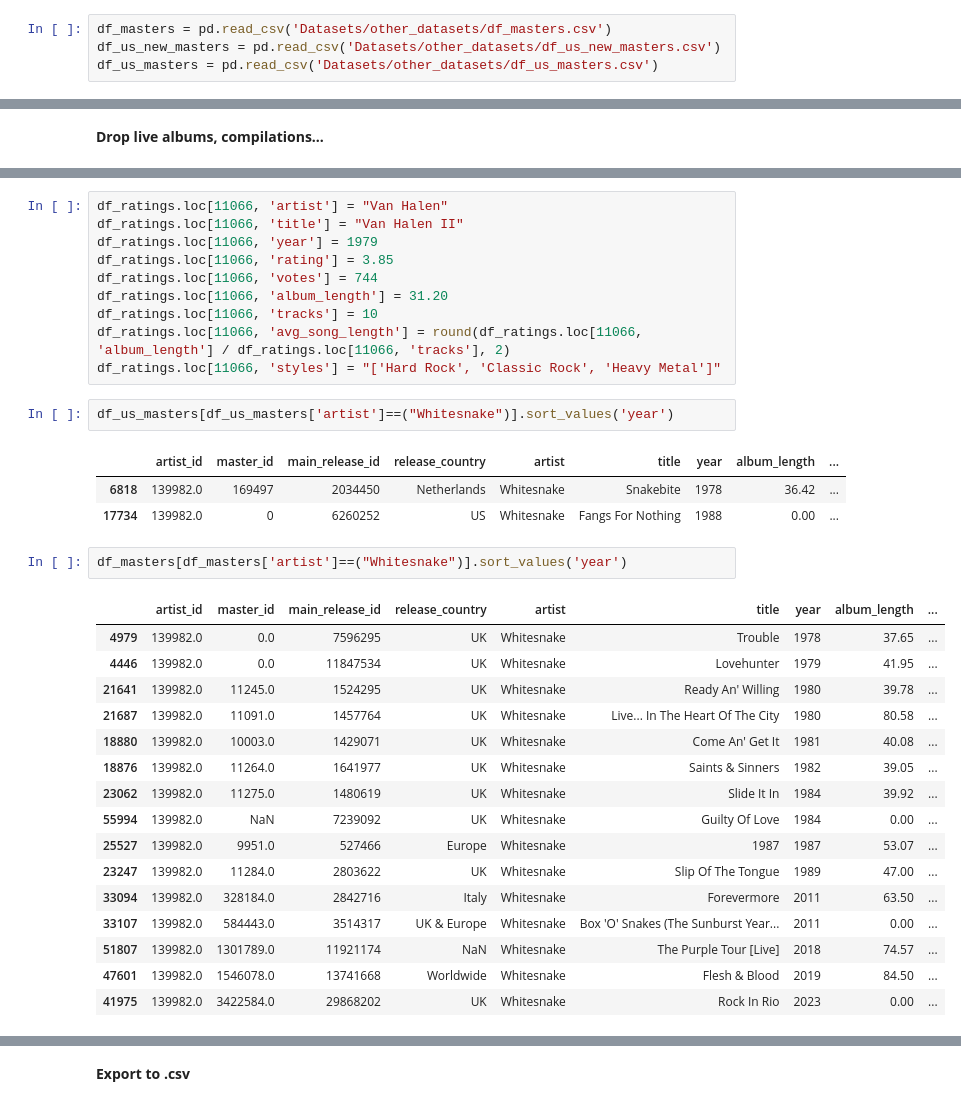
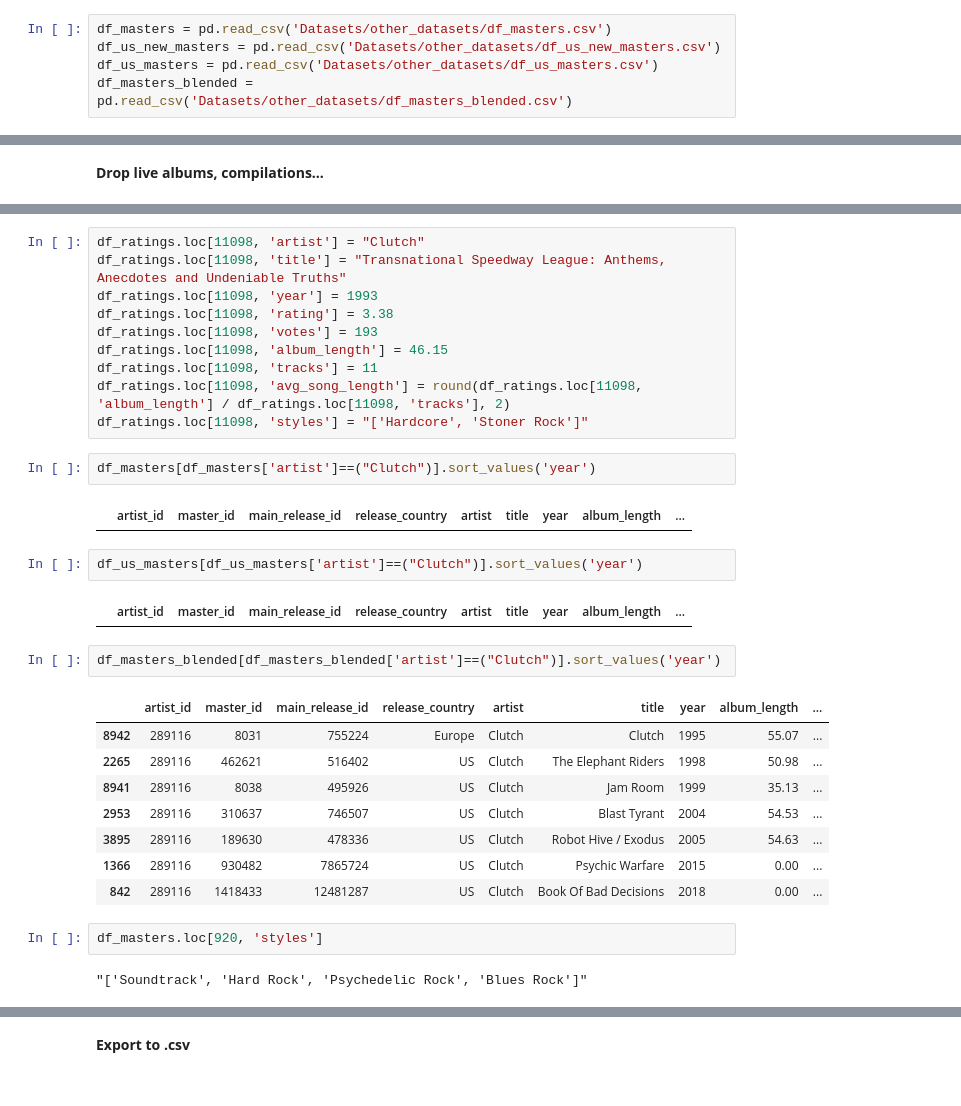
Before and after one commit to arnauog/what_the_rock, a Jupyter notebook: data_cleaning.ipynb, the cells around one changed output, grey strips where cells are left out. Cells and saved outputs as stored; diff of their text form.

```diff
--- a/data_cleaning.ipynb
+++ b/data_cleaning.ipynb
@@ -4298,6 +4298,7 @@ df_masters_blended.explode('styles')
 df_masters = pd.read_csv('Datasets/other_datasets/df_masters.csv')
 df_us_new_masters = pd.read_csv('Datasets/other_datasets/df_us_new_masters.csv')
 df_us_masters = pd.read_csv('Datasets/other_datasets/df_us_masters.csv')
+df_masters_blended = pd.read_csv('Datasets/other_datasets/df_masters_blended.csv')
 # %% [markdown]
 Even though I dropped some with regex and other strategies like sorting for the longest albums and the ones with the highest number of tracks, there are many more still in my dataframe.
 
@@ -4375,36 +4375,34 @@ df_ratings.tail()
 # %%
-df_ratings.loc[11066, 'artist'] = "Van Halen"
-df_ratings.loc[11066, 'title'] = "Van Halen II"
-df_ratings.loc[11066, 'year'] = 1979
-df_ratings.loc[11066, 'rating'] = 3.85
-df_ratings.loc[11066, 'votes'] = 744
-df_ratings.loc[11066, 'album_length'] = 31.20
-df_ratings.loc[11066, 'tracks'] = 10
-df_ratings.loc[11066, 'avg_song_length'] = round(df_ratings.loc[11066, 'album_length'] / df_ratings.loc[11066, 'tracks'], 2)
-df_ratings.loc[11066, 'styles'] = "['Hard Rock', 'Classic Rock', 'Heavy Metal']"
+df_ratings.loc[11098, 'artist'] = "Clutch"
+df_ratings.loc[11098, 'title'] = "Transnational Speedway League: Anthems, Anecdotes and Undeniable Truths"
+df_ratings.loc[11098, 'year'] = 1993
+df_ratings.loc[11098, 'rating'] = 3.38
+df_ratings.loc[11098, 'votes'] = 193
+df_ratings.loc[11098, 'album_length'] = 46.15
+df_ratings.loc[11098, 'tracks'] = 11
+df_ratings.loc[11098, 'avg_song_length'] = round(df_ratings.loc[11098, 'album_length'] / df_ratings.loc[11098, 'tracks'], 2)
+df_ratings.loc[11098, 'styles'] = "['Hardcore', 'Stoner Rock']"
+# %%
+df_masters[df_masters['artist']==("Clutch")].sort_values('year')
+# %% [output]
+|  | artist_id | master_id | main_release_id | release_country | artist | title | year | album_length | ... |
 # %%
-df_us_masters[df_us_masters['artist']==("Whitesnake")].sort_values('year')
+df_us_masters[df_us_masters['artist']==("Clutch")].sort_values('year')
 # %% [output]
 |  | artist_id | master_id | main_release_id | release_country | artist | title | year | album_length | ... |
-| 6818 | 139982.0 | 169497 | 2034450 | Netherlands | Whitesnake | Snakebite | 1978 | 36.42 | ... |
-| 17734 | 139982.0 | 0 | 6260252 | US | Whitesnake | Fangs For Nothing | 1988 | 0.00 | ... |
 # %%
-df_masters[df_masters['artist']==("Whitesnake")].sort_values('year')
+df_masters_blended[df_masters_blended['artist']==("Clutch")].sort_values('year')
 # %% [output]
 |  | artist_id | master_id | main_release_id | release_country | artist | title | year | album_length | ... |
-| 4979 | 139982.0 | 0.0 | 7596295 | UK | Whitesnake | Trouble | 1978 | 37.65 | ... |
-| 4446 | 139982.0 | 0.0 | 11847534 | UK | Whitesnake | Lovehunter | 1979 | 41.95 | ... |
-| 21641 | 139982.0 | 11245.0 | 1524295 | UK | Whitesnake | Ready An' Willing | 1980 | 39.78 | ... |
-| 21687 | 139982.0 | 11091.0 | 1457764 | UK | Whitesnake | Live... In The Heart Of The City | 1980 | 80.58 | ... |
-| 18880 | 139982.0 | 10003.0 | 1429071 | UK | Whitesnake | Come An' Get It | 1981 | 40.08 | ... |
-| 18876 | 139982.0 | 11264.0 | 1641977 | UK | Whitesnake | Saints & Sinners | 1982 | 39.05 | ... |
-| 23062 | 139982.0 | 11275.0 | 1480619 | UK | Whitesnake | Slide It In | 1984 | 39.92 | ... |
-| 55994 | 139982.0 | NaN | 7239092 | UK | Whitesnake | Guilty Of Love | 1984 | 0.00 | ... |
-| 25527 | 139982.0 | 9951.0 | 527466 | Europe | Whitesnake | 1987 | 1987 | 53.07 | ... |
-| 23247 | 139982.0 | 11284.0 | 2803622 | UK | Whitesnake | Slip Of The Tongue | 1989 | 47.00 | ... |
-| 33094 | 139982.0 | 328184.0 | 2842716 | Italy | Whitesnake | Forevermore | 2011 | 63.50 | ... |
-| 33107 | 139982.0 | 584443.0 | 3514317 | UK & Europe | Whitesnake | Box 'O' Snakes (The Sunburst Year... | 2011 | 0.00 | ... |
-| 51807 | 139982.0 | 1301789.0 | 11921174 | NaN | Whitesnake | The Purple Tour [Live] | 2018 | 74.57 | ... |
-| 47601 | 139982.0 | 1546078.0 | 13741668 | Worldwide | Whitesnake | Flesh & Blood | 2019 | 84.50 | ... |
-| 41975 | 139982.0 | 3422584.0 | 29868202 | UK | Whitesnake | Rock In Rio | 2023 | 0.00 | ... |
+| 8942 | 289116 | 8031 | 755224 | Europe | Clutch | Clutch | 1995 | 55.07 | ... |
+| 2265 | 289116 | 462621 | 516402 | US | Clutch | The Elephant Riders | 1998 | 50.98 | ... |
+| 8941 | 289116 | 8038 | 495926 | US | Clutch | Jam Room | 1999 | 35.13 | ... |
+| 2953 | 289116 | 310637 | 746507 | US | Clutch | Blast Tyrant | 2004 | 54.53 | ... |
+| 3895 | 289116 | 189630 | 478336 | US | Clutch | Robot Hive / Exodus | 2005 | 54.63 | ... |
+| 1366 | 289116 | 930482 | 7865724 | US | Clutch | Psychic Warfare | 2015 | 0.00 | ... |
+| 842 | 289116 | 1418433 | 12481287 | US | Clutch | Book Of Bad Decisions | 2018 | 0.00 | ... |
+# %%
+df_masters.loc[920, 'styles']
+# %% [output]
+"['Soundtrack', 'Hard Rock', 'Psychedelic Rock', 'Blues Rock']"
 # %%
```
Also changed, not shown: parts of 10 cells of this notebook, 22 other files.
